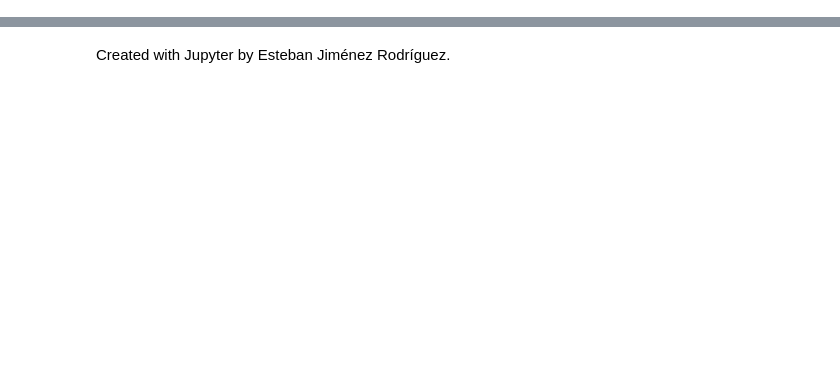
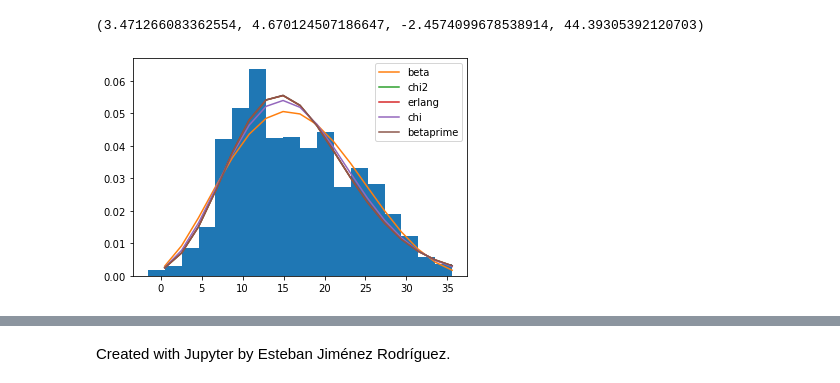
Before and after one commit to JuanPablo0719/Proyecto_Modulo1, a Jupyter notebook: ProyectoModulo1_RodriguezN1_CastroN2.ipynb, the cells around one changed output, grey strips where cells are left out. Cells and saved outputs as stored; diff of their text form; code cells hidden in the pictures; blank space fills up the shorter version.

```diff
--- a/ProyectoModulo1_RodriguezN1_CastroN2.ipynb
+++ b/ProyectoModulo1_RodriguezN1_CastroN2.ipynb
@@ -139,0 +343,6 @@ En el grupo deben haber mínimo dos integrantes y máximo tres integrantes. Para
+# %%
+d,p = best_dist(data_train['temp_max'])
+p
+# %% [output]
+(3.471266083362554, 4.670124507186647, -2.4574099678538914, 44.39305392120703)
+[figure, added]
```
Also changed, not shown: parts of 76 cells of this notebook.
